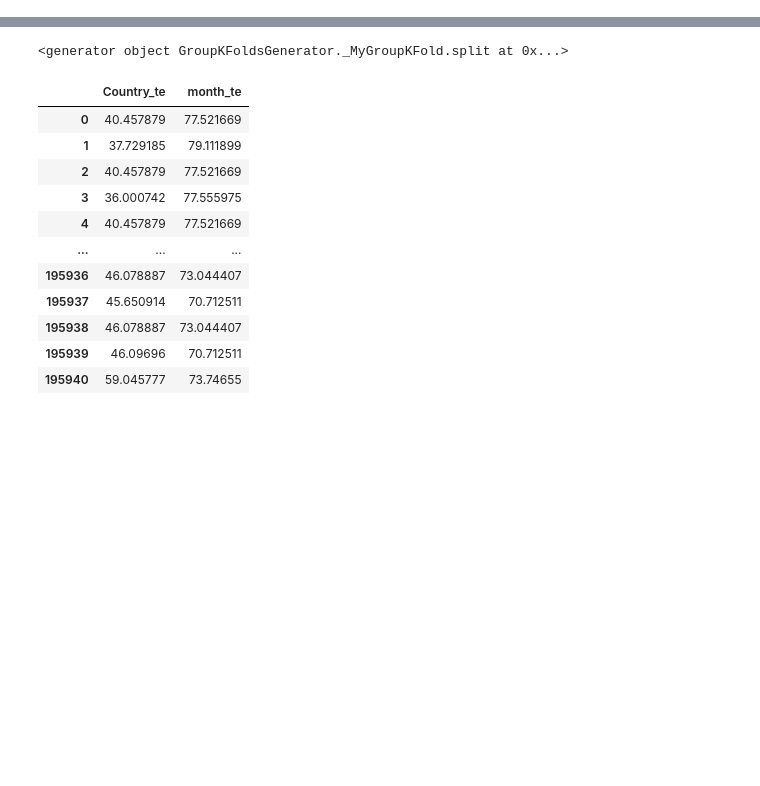
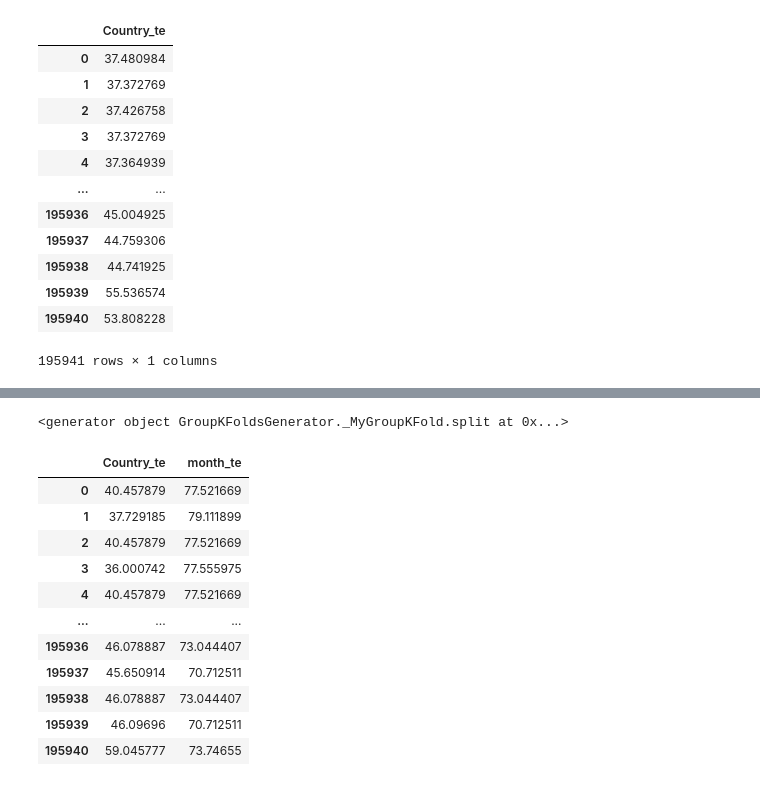
Before and after one commit to habroptilus/ds-monorepo, a Jupyter notebook: projects/sony/eda.ipynb, the cells around one changed output, grey strips where cells are left out. Drawn from its saved outputs; the diff is of its cells as text; code cells hidden in the pictures; blank space fills up the shorter version.

```diff
--- a/projects/sony/eda.ipynb
+++ b/projects/sony/eda.ipynb
@@ -4,0 +57,20 @@ test=pd.read_csv("data/test_v4.csv")
+# %%
+from lilac.features.target_encoders.target_encoder import TargetEncoder
+from lilac.validators.folds_generators import KFoldsGenerator
+gen=KFoldsGenerator(fold_num=5,seed=42)
+encoder=TargetEncoder(target_col='pm25_mid',input_cols=["Country"],folds_gen=gen)
+encoder.fit_transform(train)[["Country_te"]]
+# %% [output]
+|  | Country_te |
+| 0 | 37.480984 |
+| 1 | 37.372769 |
+| 2 | 37.426758 |
+| 3 | 37.372769 |
+| 4 | 37.364939 |
+| ... | ... |
+| 195936 | 45.004925 |
+| 195937 | 44.759306 |
+| 195938 | 44.741925 |
+| 195939 | 55.536574 |
+| 195940 | 53.808228 |
+195941 rows × 1 columns
```
Also changed, not shown: parts of 5 cells of this notebook, 3 other files.
